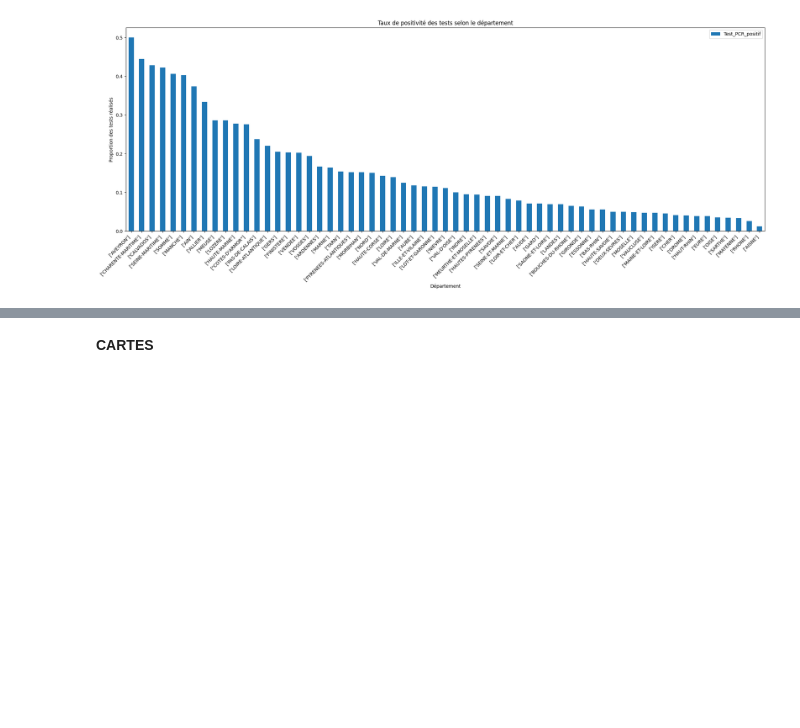
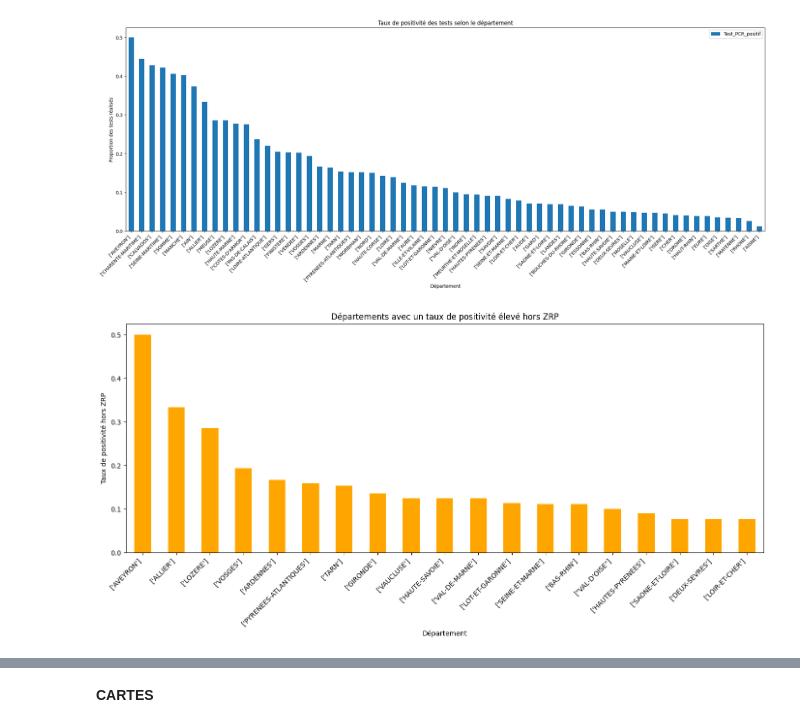
Before and after one commit to bavrillon/Avian-influenza, a Jupyter notebook: EDA.ipynb, the cells around one changed output, grey strips where cells are left out. Drawn from its saved outputs; the diff is of its cells as text; code cells hidden in the pictures; blank space fills up the shorter version.

```diff
--- a/EDA.ipynb
+++ b/EDA.ipynb
@@ -482,3 +431,27 @@ plt.xticks(rotation=45, ha='right', fontsize=10)
 plt.show()
 # %% [output]
 [figure]
+# %%
+# IDENTIFICATION DES DEPARTEMENTS AVEC UN TAUX DE POSITIVITE ELEVE HORS ZRP.
+# On visualise les départements où la surveillance hors ZRP pourrait être renforcé.
+# Renommer les colonnes pour faciliter l'accès
+departement_zrp_sorted = departement_zrp_sorted.rename(columns={True: 'ZRP', False: 'Non ZRP'})
+
+# Identification des départements avec un taux de positivité élevé hors ZRP
+departements_hors_zrp_elev = departement_zrp_sorted[(departement_zrp_sorted['Non ZRP'] > departement_zrp_sorted['Non ZRP'].mean()) &
+                                                    (departement_zrp_sorted['ZRP'] < departement_zrp_sorted['ZRP'].mean())]
+
+# Affichage des départements concernés
+departements_hors_zrp_elev = departements_hors_zrp_elev.sort_values(by='Non ZRP', ascending=False)
+
+# Visualisation sous forme de graphique
+plt.figure(figsize=(14, 7))
+departements_hors_zrp_elev['Non ZRP'].plot(kind='bar', color='orange')
+plt.title("Départements avec un taux de positivité élevé hors ZRP")
+plt.ylabel("Taux de positivité hors ZRP")
+plt.xlabel("Département")
+plt.xticks(rotation=45, ha='right')
+plt.tight_layout()
+plt.show()
+# %% [output]
+[figure, added]
```
Also changed, not shown: parts of 17 cells of this notebook.
